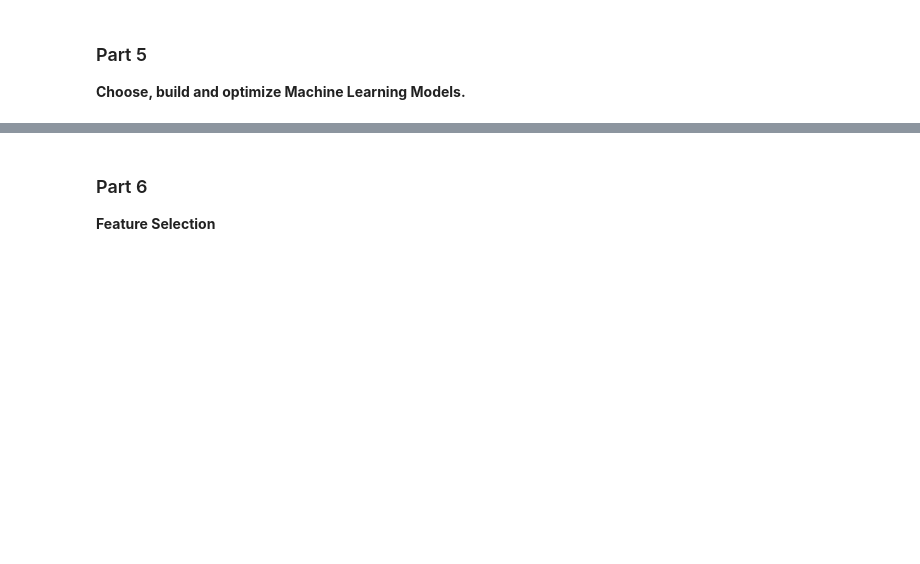
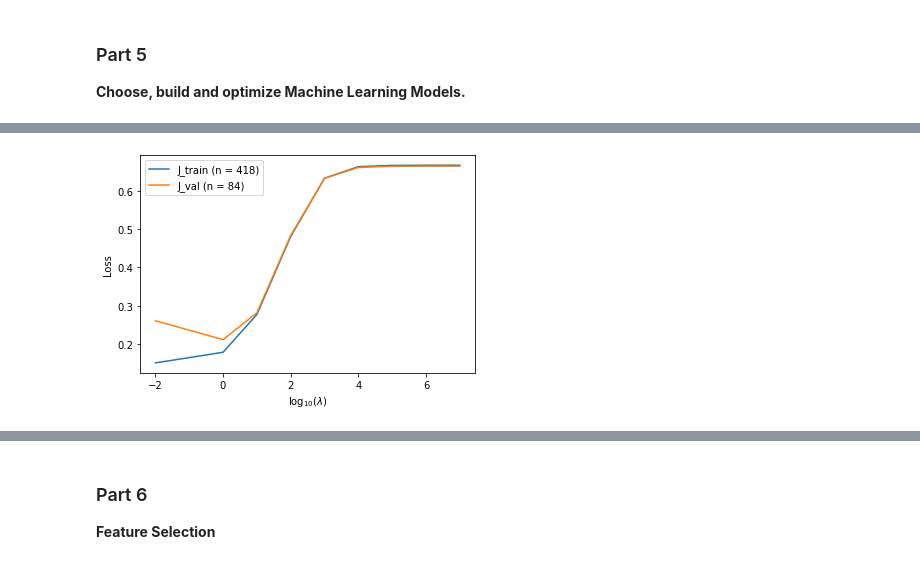
Before and after one commit to mlh-master/hw2_mlh-amit-yoel, a Jupyter notebook: HW2.ipynb, the cells around one changed output, grey strips where cells are left out. Cells and saved outputs as stored; diff of their text form; code cells hidden in the pictures; blank space fills up the shorter version.

```diff
--- a/HW2.ipynb
+++ b/HW2.ipynb
@@ -278,2 +306,2 @@ print_stats(lr, x_test, y_test)
 # %%
-x_train_small_orig, x_val_orig, y_train_small, y_val= train_test_split(x_train_orig, y_train, test_size = 0.2, random_state = 10, stratify=y_train)
+x_train_orig, x_val_orig, y_train, y_val= train_test_split(X_train, Y_train, test_size = 0.2, random_state = 10, stratify=Y_train)
@@ -282,19 +308,27 @@ scaler = StandardScaler()
+# %%
+scaler = StandardScaler()
+x_train = x_train_orig.copy()
+x_val = x_val_orig.copy()
+x_train['Age'] = scaler.fit_transform(x_train_orig['Age'].values.reshape(-1, 1))
+x_val['Age'] = scaler.transform(x_val_orig['Age'].values.reshape(-1, 1))
 # %%
 lmbda = np.array([0.01, 1, 10, 100, 1000, 1e04, 1e05, 1e06, 1e07])
 J_train = np.zeros_like(lmbda)
 J_val = np.zeros_like(lmbda)
 for idx, lb in enumerate(lmbda):
     log_reg = LogisticRegression(random_state=5, max_iter=2000, solver='lbfgs', C=1/lb)
-    log_reg.fit(x_train_small, y_train_small.ravel())
-    J_train[idx] = log_loss(y_train_small, log_reg.predict_proba(x_train_small))
+    log_reg.fit(x_train, y_train.ravel())
+    J_train[idx] = log_loss(y_train, log_reg.predict_proba(x_train))
     J_val[idx] = log_loss(y_val, log_reg.predict_proba(x_val))
 
 plt.plot(np.log10(lmbda), J_train)
 plt.plot(np.log10(lmbda), J_val)
 plt.xlabel('$\log_{10}(\lambda)$')
 plt.ylabel('Loss')
-plt.legend(['J_train (n = ' + str(x_train.shape[0]) + ')', 'J_val (n = ' + str(x_val.shape[0]) + ')'])
+plt.legend(['J_train (n = ' + str(X_train.shape[0]) + ')', 'J_val (n = ' + str(x_val.shape[0]) + ')'])
 plt.show()
+# %% [output]
+[figure, added]
 # %%
 fine_lmbda = np.arange(1000, 3000, 50, dtype=np.float64)
 J_train = np.zeros_like(fine_lmbda)
```
Also changed, not shown: parts of 24 cells of this notebook.
